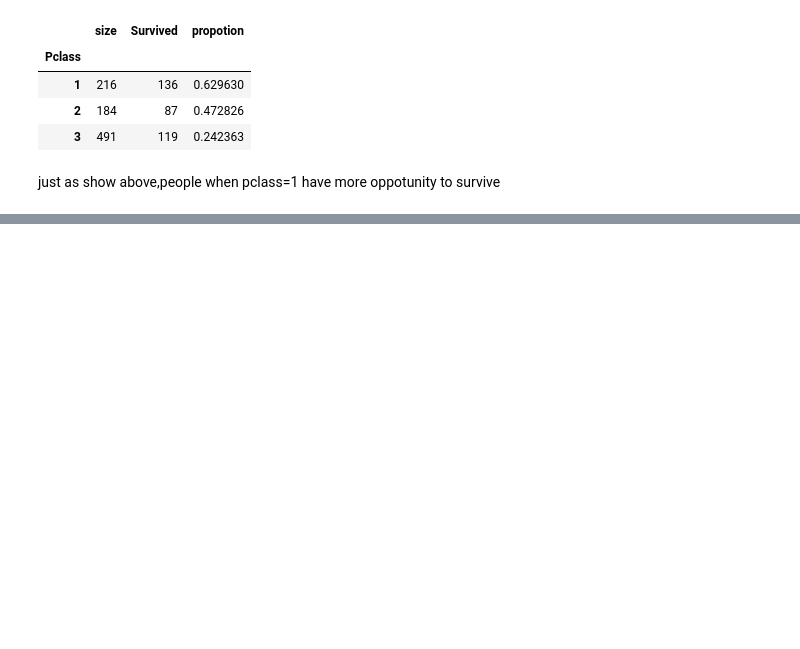
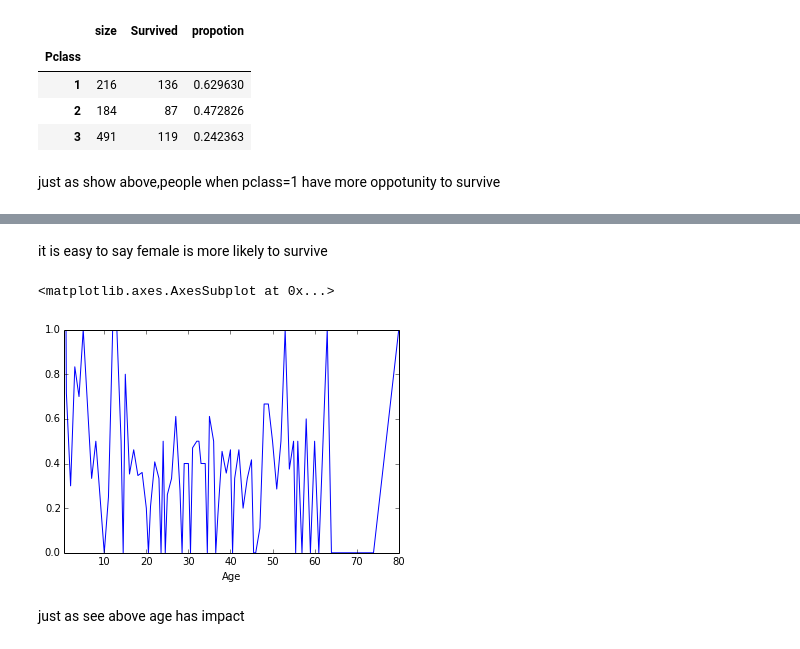
Before and after one commit to ssiq/Titanic-Machine-Learning-from-Disaster, a Jupyter notebook: action.ipynb, the cells around one changed output, grey strips where cells are left out. Cells and saved outputs as stored; diff of their text form; code cells hidden in the pictures; blank space fills up the shorter version.

```diff
--- a/action.ipynb
+++ b/action.ipynb
@@ -55,3 +90,12 @@ pclass_group_data
 | 3 | 491 | 119 | 0.242363 |
 # %% [markdown]
 just as show above,people when pclass=1 have more oppotunity to survive
+# %%
+def get_propotion_frame(n):
+    group_data=train_data.groupby([n])[surveived]
+    group_data=pd.concat([group_data.size(),group_data.sum()],axis=1,keys=['size',n])
+    group_data['propotion']=group_data.apply(lambda x:float(x[n])/float(x['size']),axis=1)
+    return group_data
+
+print "sex:"
+get_propotion_frame(sex)
@@ -57,0 +108,10 @@ just as show above,people when pclass=1 have more oppotunity to survive
+# %% [markdown]
+it is easy to say female is more likely to survive
+# %%
+age_propotion=get_propotion_frame(age)
+age_propotion['propotion'].plot()
+# %% [output]
+<matplotlib.axes.AxesSubplot at 0x...>
+[figure, added]
+# %% [markdown]
+just as see above age has impact
```
Also changed, not shown: parts of 4 cells of this notebook.
